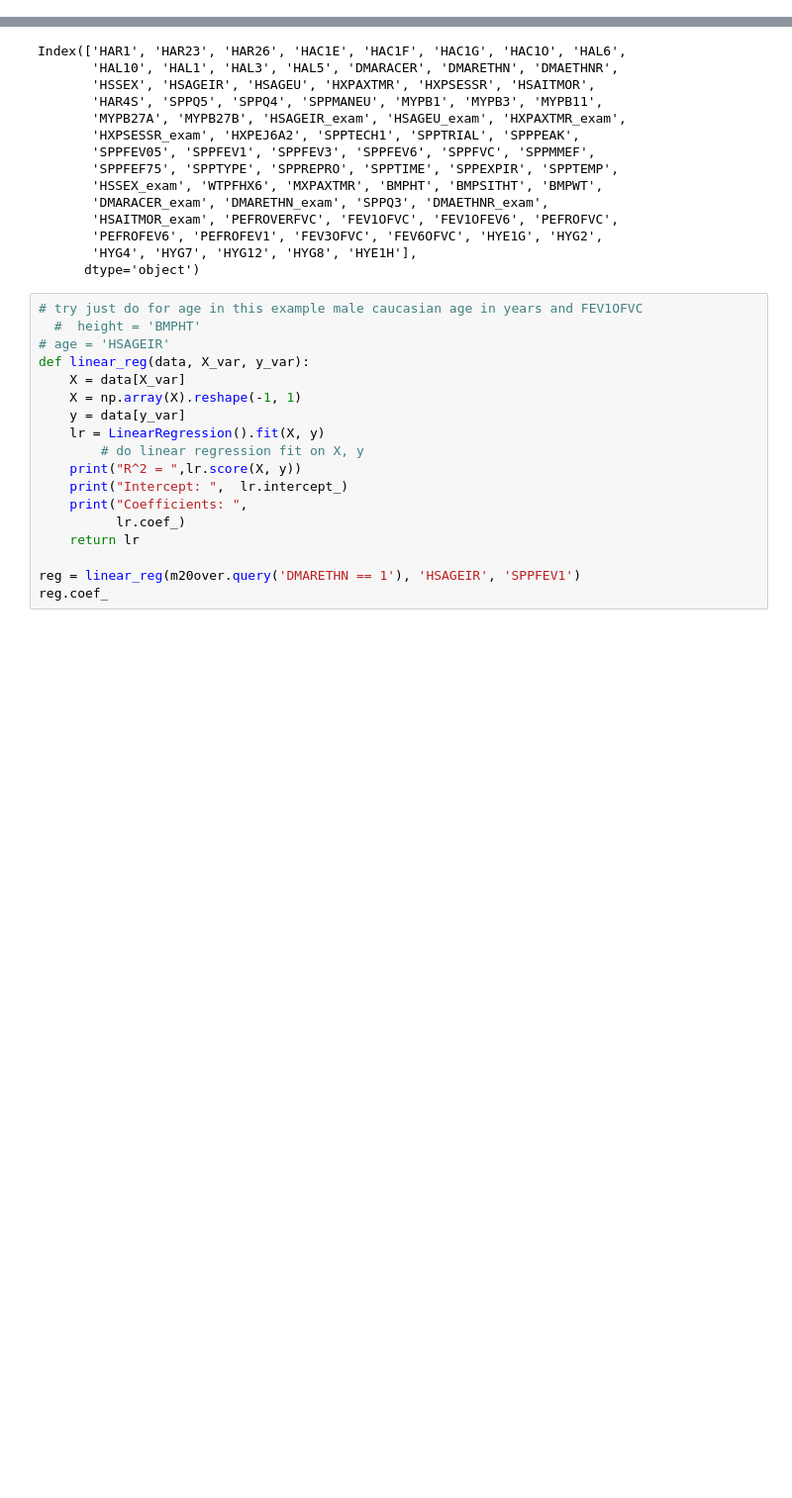
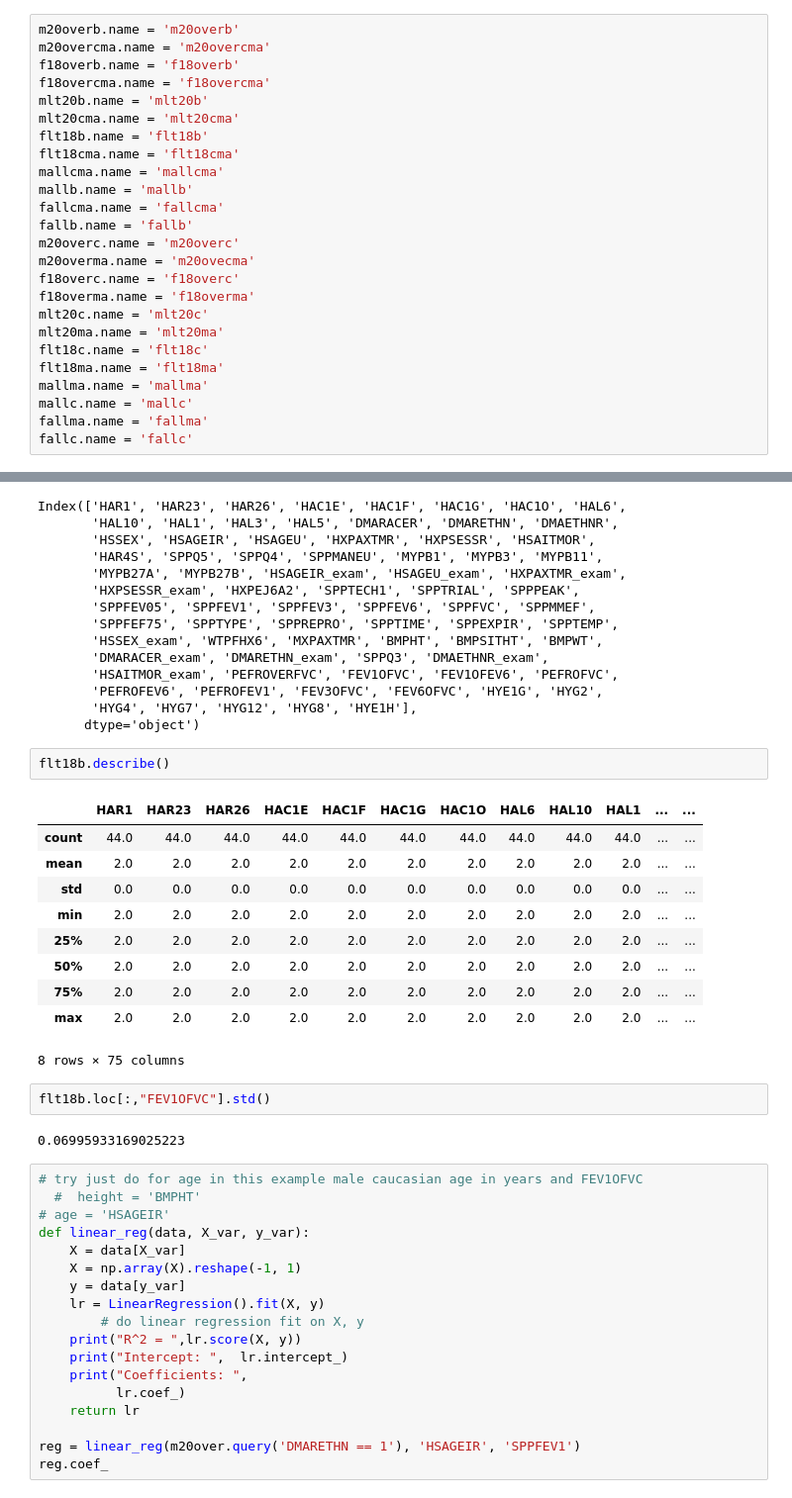
Before and after one commit to climatebrad/nhanes, a Jupyter notebook: nhanes.doug-Copy1.ipynb, the cells around one changed output, grey strips where cells are left out. Shown at 99% size. Saved outputs shown, nothing was run; the diff lists cells and outputs as text; blank space fills up the shorter version.

Commit message:
analyze all ratios all dataframes

```diff
--- a/nhanes.doug-Copy1.ipynb
+++ b/nhanes.doug-Copy1.ipynb
@@ -1065,3 +1122,28 @@ framestoanalyze = ['m20overb', 'm20overcma', 'f18overb', 'f18overcma', 'mlt20b',
+# %%
+m20overb.name = 'm20overb'
+m20overcma.name = 'm20overcma'
+f18overb.name = 'f18overb'
+f18overcma.name = 'f18overcma'
+mlt20b.name = 'mlt20b'
+mlt20cma.name = 'mlt20cma'
+flt18b.name = 'flt18b'
+flt18cma.name = 'flt18cma'
+mallcma.name = 'mallcma'
+mallb.name = 'mallb'
+fallcma.name = 'fallcma'
+fallb.name = 'fallb'
+m20overc.name = 'm20overc'
+m20overma.name = 'm20ovecma'
+f18overc.name = 'f18overc'
+f18overma.name = 'f18overma'
+mlt20c.name = 'mlt20c'
+mlt20ma.name = 'mlt20ma'
+flt18c.name = 'flt18c'
+flt18ma.name = 'flt18ma'
+mallma.name = 'mallma'
+mallc.name = 'mallc'
+fallma.name = 'fallma'
+fallc.name = 'fallc'
 # %% [markdown]
 ## Variables non-ratio
 # %% [markdown]
@@ -1189,6 +1271,23 @@ Index(['HAR1', 'HAR23', 'HAR26', 'HAC1E', 'HAC1F', 'HAC1G', 'HAC1O', 'HAL6',
        'PEFROFEV6', 'PEFROFEV1', 'FEV3OFVC', 'FEV6OFVC', 'HYE1G', 'HYG2',
        'HYG4', 'HYG7', 'HYG12', 'HYG8', 'HYE1H'],
       dtype='object')
+# %%
+flt18b.describe()
+# %% [output]
+|  | HAR1 | HAR23 | HAR26 | HAC1E | HAC1F | HAC1G | HAC1O | HAL6 | HAL10 | HAL1 | ... | ... |
+| count | 44.0 | 44.0 | 44.0 | 44.0 | 44.0 | 44.0 | 44.0 | 44.0 | 44.0 | 44.0 | ... | ... |
+| mean | 2.0 | 2.0 | 2.0 | 2.0 | 2.0 | 2.0 | 2.0 | 2.0 | 2.0 | 2.0 | ... | ... |
+| std | 0.0 | 0.0 | 0.0 | 0.0 | 0.0 | 0.0 | 0.0 | 0.0 | 0.0 | 0.0 | ... | ... |
+| min | 2.0 | 2.0 | 2.0 | 2.0 | 2.0 | 2.0 | 2.0 | 2.0 | 2.0 | 2.0 | ... | ... |
+| 25% | 2.0 | 2.0 | 2.0 | 2.0 | 2.0 | 2.0 | 2.0 | 2.0 | 2.0 | 2.0 | ... | ... |
+| 50% | 2.0 | 2.0 | 2.0 | 2.0 | 2.0 | 2.0 | 2.0 | 2.0 | 2.0 | 2.0 | ... | ... |
+| 75% | 2.0 | 2.0 | 2.0 | 2.0 | 2.0 | 2.0 | 2.0 | 2.0 | 2.0 | 2.0 | ... | ... |
+| max | 2.0 | 2.0 | 2.0 | 2.0 | 2.0 | 2.0 | 2.0 | 2.0 | 2.0 | 2.0 | ... | ... |
+8 rows × 75 columns
+# %%
+flt18b.loc[:,"FEV1OFVC"].std()
+# %% [output]
+0.06995933169025223
 # %%
 # try just do for age in this example male caucasian age in years and FEV1OFVC
   #  height = 'BMPHT'
```
Also changed, not shown: parts of 31 cells of this notebook.
